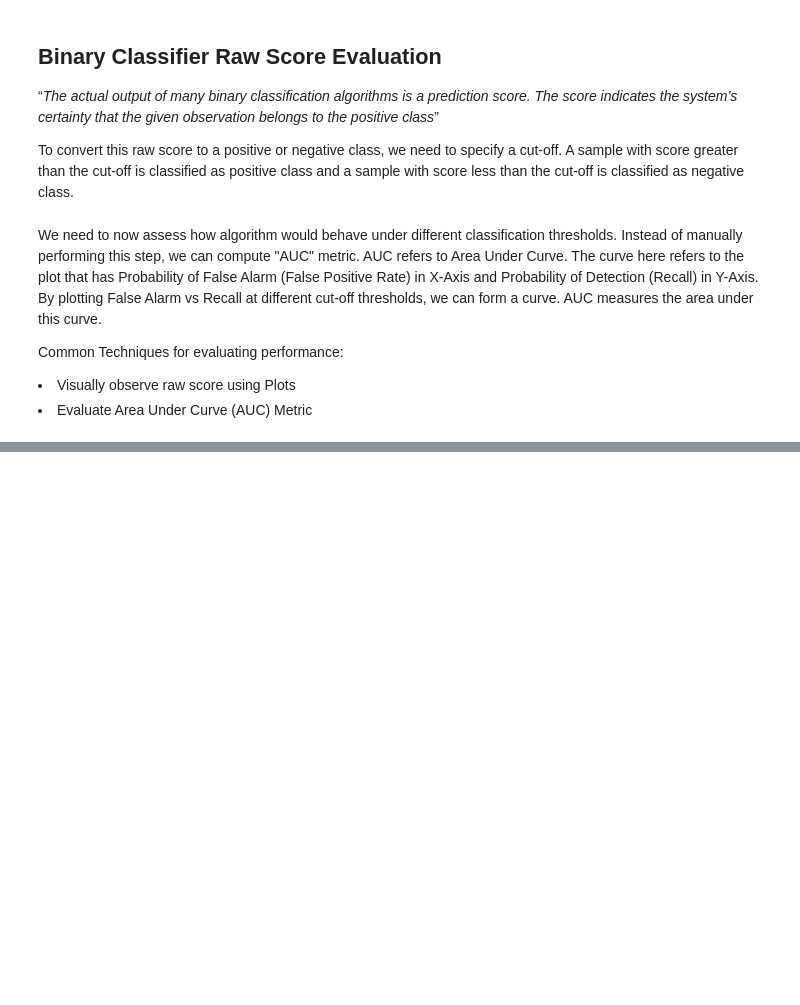
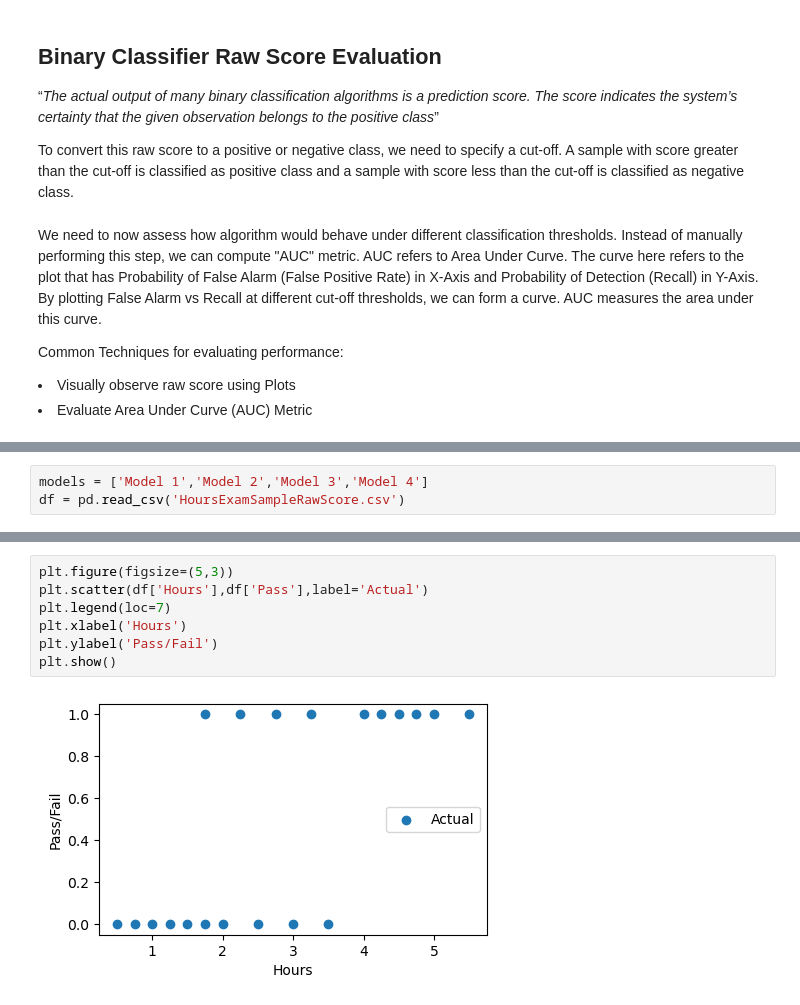
Before and after one commit to saravanankrishnarajan/SageMaker, a Jupyter notebook: Performance_Evaluation/binary_classifier_rawscore_evaluation.ipynb, the cells around one changed output, grey strips where cells are left out. Saved outputs shown, nothing was run; the diff lists cells and outputs as text; blank space fills up the shorter version.

```diff
--- a/Performance_Evaluation/binary_classifier_rawscore_evaluation.ipynb
+++ b/Performance_Evaluation/binary_classifier_rawscore_evaluation.ipynb
@@ -21,0 +22,3 @@ Matplotlib is building the font cache; this may take a moment.
+# %%
+models = ['Model 1','Model 2','Model 3','Model 4']
+df = pd.read_csv('HoursExamSampleRawScore.csv')
@@ -21,0 +45,9 @@ Matplotlib is building the font cache; this may take a moment.
+# %%
+plt.figure(figsize=(5,3))
+plt.scatter(df['Hours'],df['Pass'],label='Actual')
+plt.legend(loc=7)
+plt.xlabel('Hours')
+plt.ylabel('Pass/Fail')
+plt.show()
+# %% [output]
+[figure, added]
```
Also changed, not shown: parts of 10 cells of this notebook, 1 other file.
